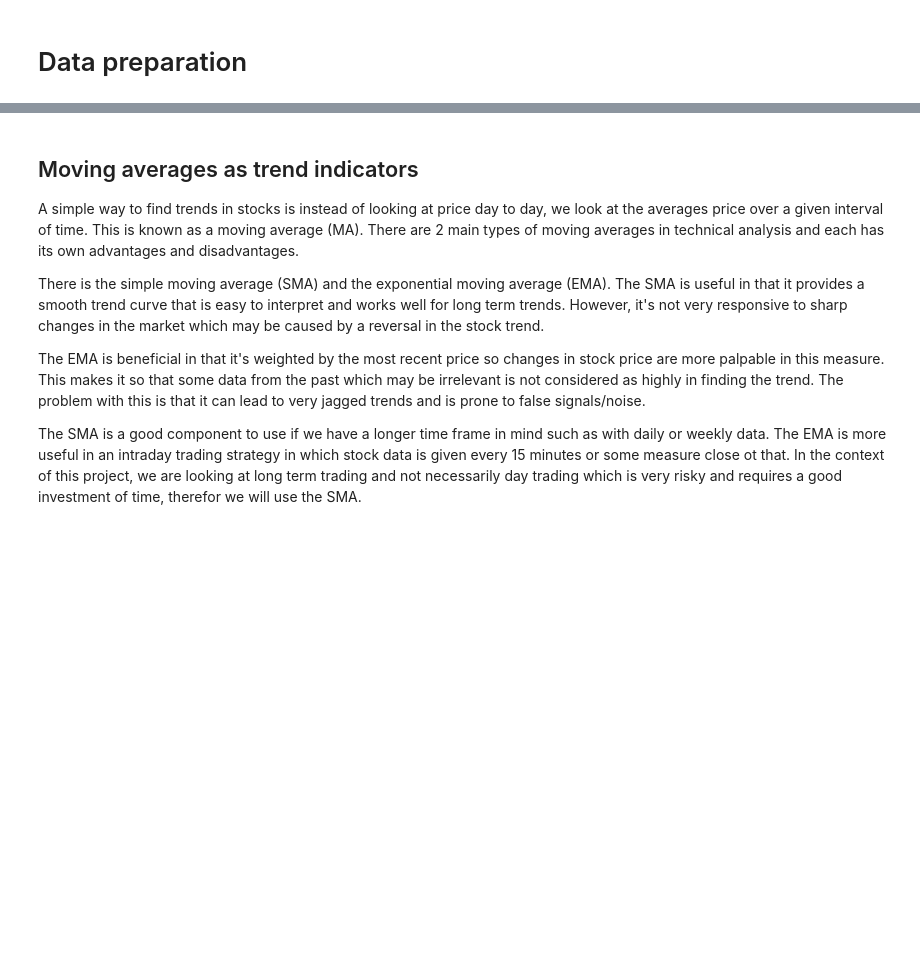
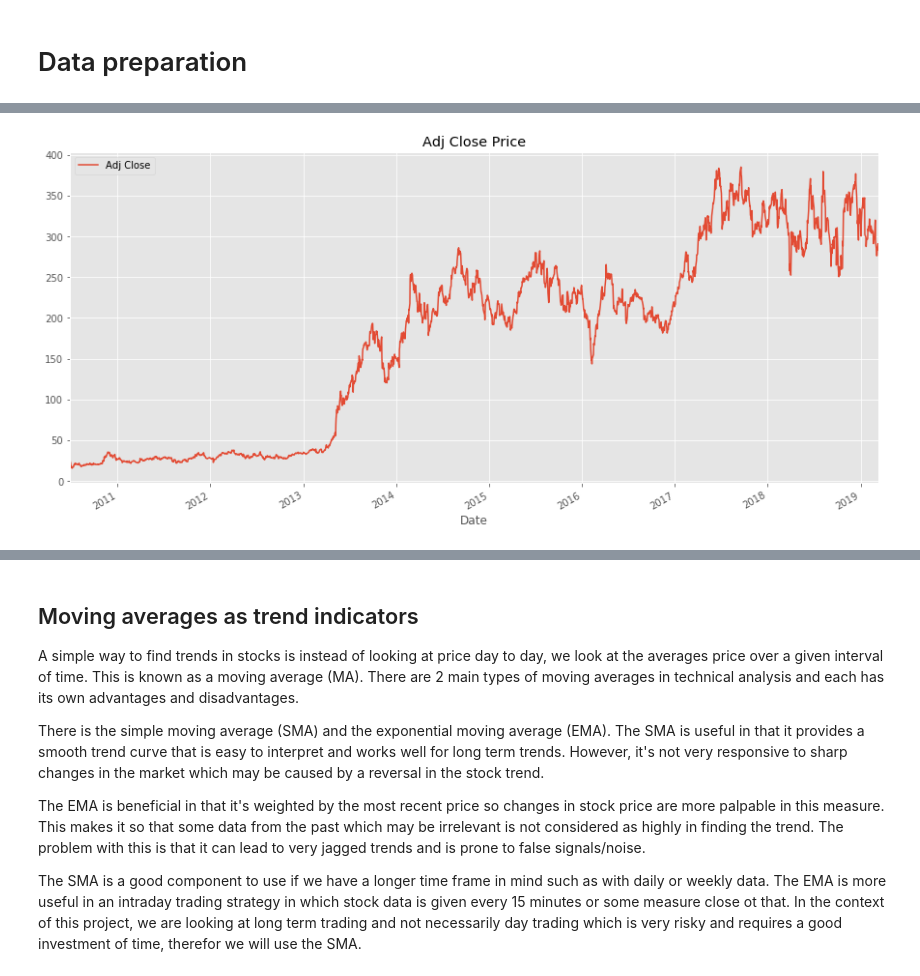
Before and after one commit to sohaibk321/quant_analysis_stocks, a Jupyter notebook: Investor guide-Copy1.ipynb, the cells around one changed output, grey strips where cells are left out. Saved outputs shown, nothing was run; the diff lists cells and outputs as text; code cells hidden in the pictures; blank space fills up the shorter version.

```diff
--- a/Investor guide-Copy1.ipynb
+++ b/Investor guide-Copy1.ipynb
@@ -129,10 +172,12 @@ tsla_df.head(12)
 # %%
 #Past trading years closing price
-tsla_df['Adj Close'][-252:].plot(kind='line')
-tsla_df['Open'][-252:].plot()
+tsla_df['Adj Close'][:].plot(kind='line')
+#tsla_df['Open'][-252:].plot()
 plt.title('Adj Close Price')
 plt.legend()
 plt.show()
+# %% [output]
+[figure, added]
 # %%
 # Feature engineering
 def set_spreads(df):
```
Also changed, not shown: parts of 52 cells of this notebook.
